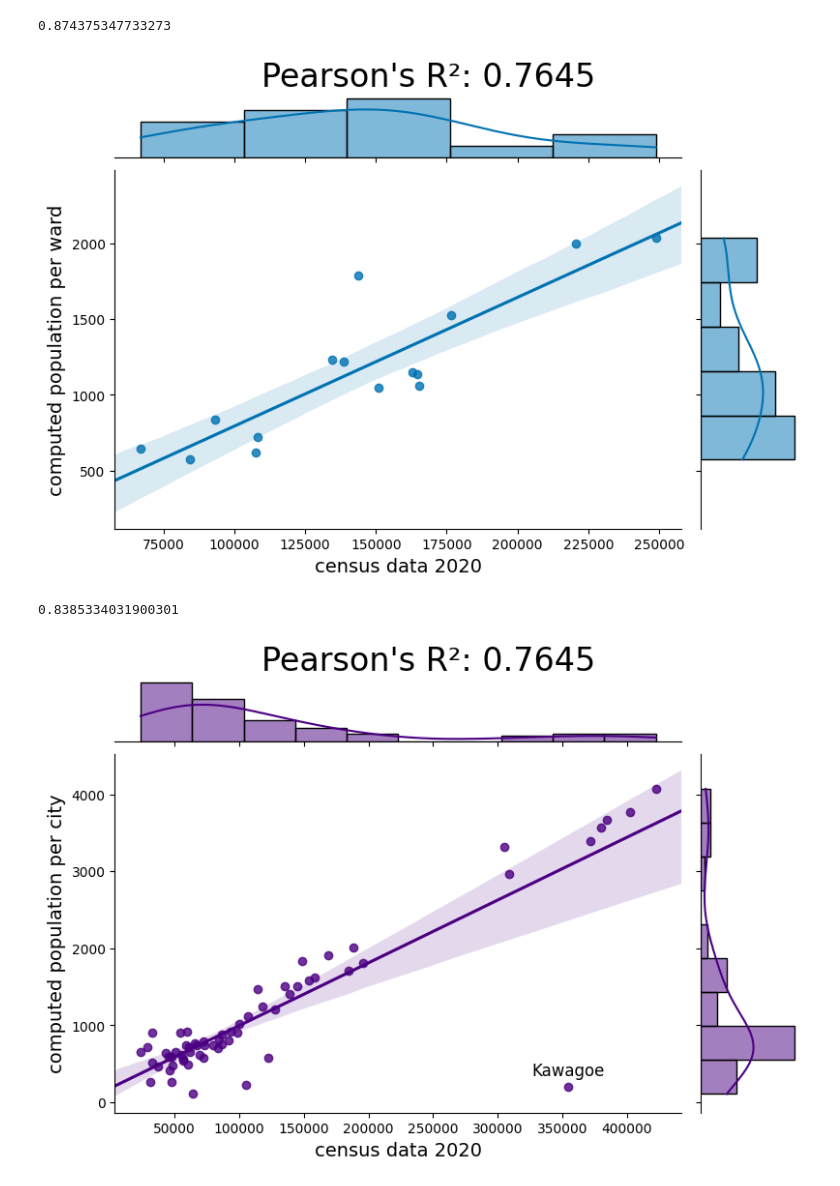
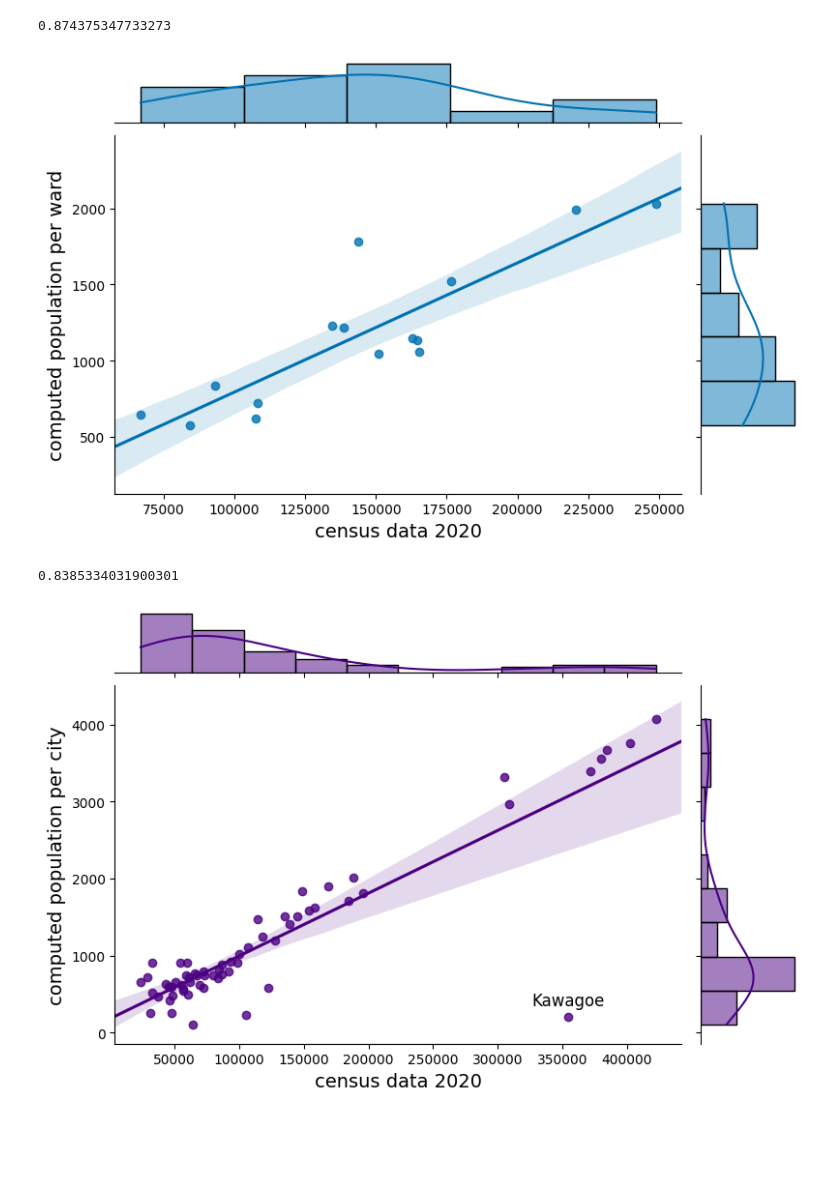
Before and after one commit to pintergreg/reverse-engineering-YJMob100K-grid, a Jupyter notebook: src/validate_home_detection.ipynb, the cells around one changed output. Cells and saved outputs as stored; diff of their text form; code cells hidden in the pictures; blank space fills up the shorter version.

```diff
--- a/src/validate_home_detection.ipynb
+++ b/src/validate_home_detection.ipynb
@@ -14,6 +14,14 @@ import yaml
 import pandas as pd
 import geopandas as gpd
 import seaborn as sns
+import structlog
+
+logger = structlog.get_logger()
+
+try:
+    import save_correlations as sc
+except ImportError:
+    sc = None
 
 
 def transform_ward_name(name: str) -> str:
@@ -118,33 +126,34 @@ nagoya_census["population"].corr(nagoya_census["count"])
 # %%
 g = sns.jointplot(
     data=nagoya_census,
     x="population",
     y="count",
     kind="reg",
     truncate=False,
     color=OkabeIto["blue"],
     height=7,
 )
 g.set_axis_labels(
     xlabel="census data 2020", ylabel="computed population per ward", fontsize=14
 )
-g.fig.suptitle(
-    "Pearson's R²:"
-    + f' {round(nagoya_census["population"].corr(nagoya_census["count"])**2, 4)}',
-    fontsize=24,
-    y=1.05,
-)
+if not sc:
+    g.fig.suptitle(
+        "Pearson's R²:"
+        + f' {round(nagoya_census["population"].corr(nagoya_census["count"])**2, 4)}',
+        fontsize=24,
+        y=1.05,
+    )
 
 g.fig.set_size_inches(8, 5)
 for i in config["formats"]:
     g.savefig(
         f"{figure_output}/population_per_ward.{i}",
         dpi=150,
         facecolor="white",
         metadata=config["metadata"] if i != "svg" else None,
     )
 # %% [output]
-[figure, old version]
+[figure, new version]
 # %%
 census = pd.read_excel("../data/census/b01_01e.xlsx", skiprows=15, header=None)
 
@@ -181,12 +190,13 @@ g = sns.jointplot(
 g.set_axis_labels(
     xlabel="census data 2020", ylabel="computed population per city", fontsize=14
 )
-g.fig.suptitle(
-    "Pearson's R²:"
-    + f' {round(nagoya_census["population"].corr(nagoya_census["count"])**2, 4)}',
-    fontsize=24,
-    y=1.05,
-)
+if not sc:
+    g.fig.suptitle(
+        "Pearson's R²:"
+        + f' {round(nagoya_census["population"].corr(nagoya_census["count"])**2, 4)}',
+        fontsize=24,
+        y=1.05,
+    )
 g.figure.get_axes()[0].text(
     census.query("name=='Kawagoe'").reset_index().loc[0, "population"],
     census.query("name=='Kawagoe'").reset_index().loc[0, "count"] + 100,
@@ -204,4 +214,4 @@ for i in config["formats"]:
         metadata=config["metadata"] if i != "svg" else None,
     )
 # %% [output]
-[figure, old version]
+[figure, new version]
```
Also changed, not shown: parts of 1 cell of this notebook.
